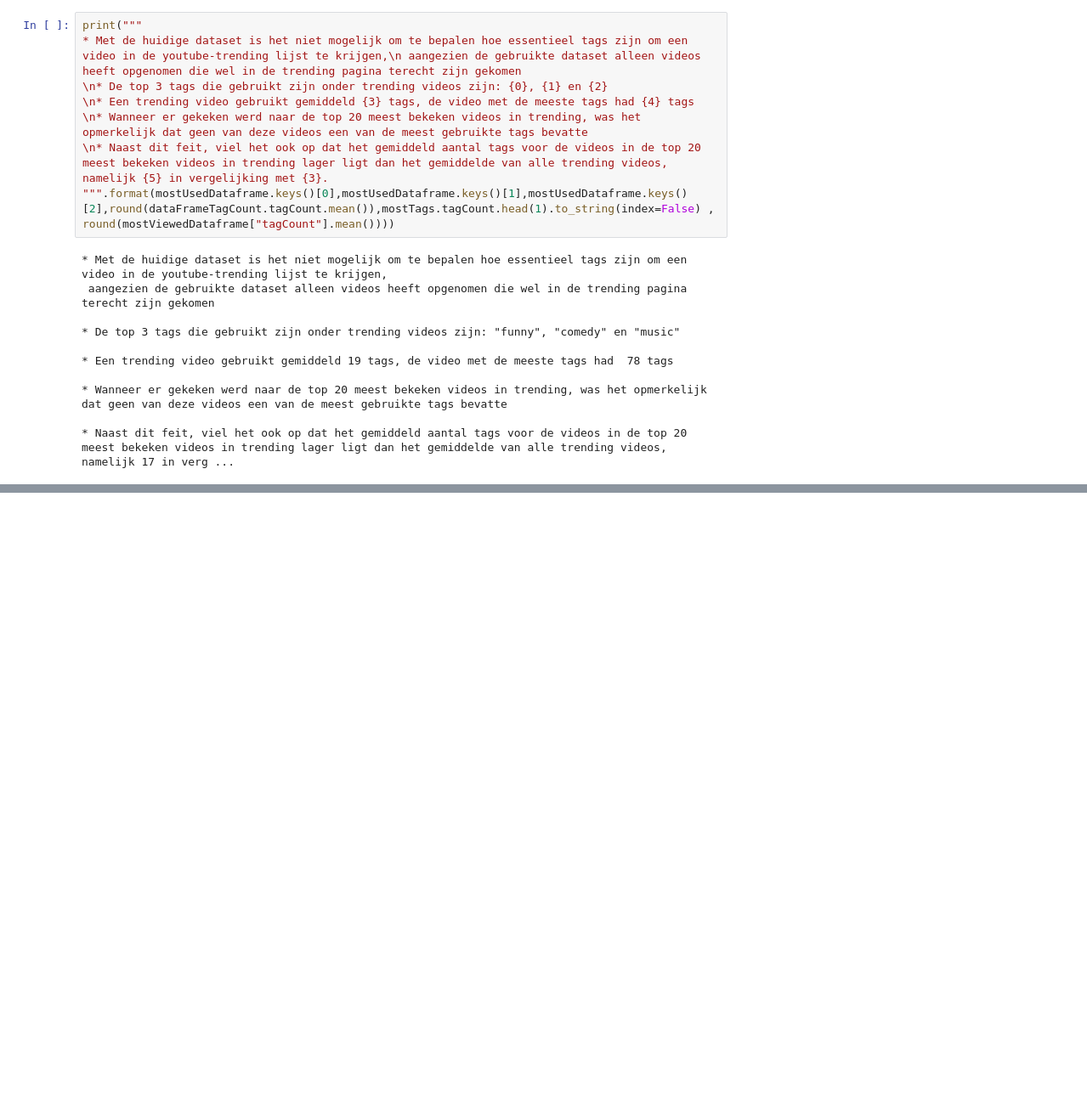
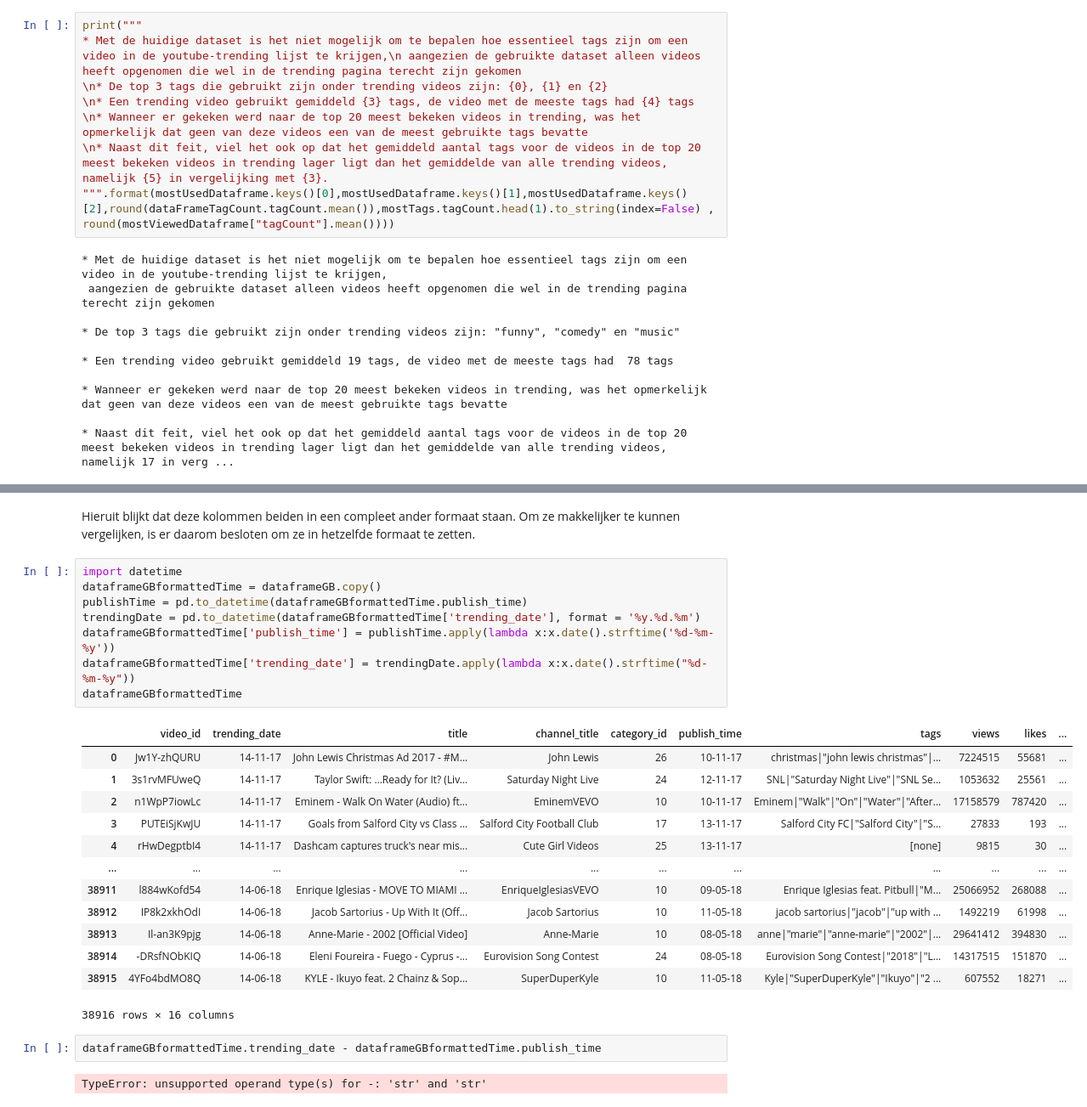
Before and after one commit to WoltervanDonk/Challenge2, a Jupyter notebook: src/YoutubeTrendingNotebook.ipynb, the cells around one changed output, grey strips where cells are left out. Shown at 85% size. Saved outputs shown, nothing was run; the diff lists cells and outputs as text; blank space fills up the shorter version.

Commit message:
add conversion dates

```diff
--- a/src/YoutubeTrendingNotebook.ipynb
+++ b/src/YoutubeTrendingNotebook.ipynb
@@ -187,0 +206,28 @@ print("""
+# %% [markdown]
+Hieruit blijkt dat deze kolommen beiden in een compleet ander formaat staan. Om ze makkelijker te kunnen vergelijken, is er daarom besloten om ze in hetzelfde formaat te zetten.
+# %%
+import datetime
+dataframeGBformattedTime = dataframeGB.copy()
+publishTime = pd.to_datetime(dataframeGBformattedTime.publish_time)
+trendingDate = pd.to_datetime(dataframeGBformattedTime['trending_date'], format = '%y.%d.%m')
+dataframeGBformattedTime['publish_time'] = publishTime.apply(lambda x:x.date().strftime('%d-%m-%y'))
+dataframeGBformattedTime['trending_date'] = trendingDate.apply(lambda x:x.date().strftime("%d-%m-%y"))
+dataframeGBformattedTime
+# %% [output]
+|  | video_id | trending_date | title | channel_title | category_id | publish_time | tags | views | likes | ... |
+| 0 | Jw1Y-zhQURU | 14-11-17 | John Lewis Christmas Ad 2017 - #M... | John Lewis | 26 | 10-11-17 | christmas|"john lewis christmas"|... | 7224515 | 55681 | ... |
+| 1 | 3s1rvMFUweQ | 14-11-17 | Taylor Swift: …Ready for It? (Liv... | Saturday Night Live | 24 | 12-11-17 | SNL|"Saturday Night Live"|"SNL Se... | 1053632 | 25561 | ... |
+| 2 | n1WpP7iowLc | 14-11-17 | Eminem - Walk On Water (Audio) ft... | EminemVEVO | 10 | 10-11-17 | Eminem|"Walk"|"On"|"Water"|"After... | 17158579 | 787420 | ... |
+| 3 | PUTEiSjKwJU | 14-11-17 | Goals from Salford City vs Class ... | Salford City Football Club | 17 | 13-11-17 | Salford City FC|"Salford City"|"S... | 27833 | 193 | ... |
+| 4 | rHwDegptbI4 | 14-11-17 | Dashcam captures truck's near mis... | Cute Girl Videos | 25 | 13-11-17 | [none] | 9815 | 30 | ... |
+| ... | ... | ... | ... | ... | ... | ... | ... | ... | ... | ... |
+| 38911 | l884wKofd54 | 14-06-18 | Enrique Iglesias - MOVE TO MIAMI ... | EnriqueIglesiasVEVO | 10 | 09-05-18 | Enrique Iglesias feat. Pitbull|"M... | 25066952 | 268088 | ... |
+| 38912 | IP8k2xkhOdI | 14-06-18 | Jacob Sartorius - Up With It (Off... | Jacob Sartorius | 10 | 11-05-18 | jacob sartorius|"jacob"|"up with ... | 1492219 | 61998 | ... |
+| 38913 | Il-an3K9pjg | 14-06-18 | Anne-Marie - 2002 [Official Video] | Anne-Marie | 10 | 08-05-18 | anne|"marie"|"anne-marie"|"2002"|... | 29641412 | 394830 | ... |
+| 38914 | -DRsfNObKIQ | 14-06-18 | Eleni Foureira - Fuego - Cyprus -... | Eurovision Song Contest | 24 | 08-05-18 | Eurovision Song Contest|"2018"|"L... | 14317515 | 151870 | ... |
+| 38915 | 4YFo4bdMO8Q | 14-06-18 | KYLE - Ikuyo feat. 2 Chainz & Sop... | SuperDuperKyle | 10 | 11-05-18 | Kyle|"SuperDuperKyle"|"Ikuyo"|"2 ... | 607552 | 18271 | ... |
+38916 rows × 16 columns
+# %%
+dataframeGBformattedTime.trending_date - dataframeGBformattedTime.publish_time
+# %% [output]
+TypeError: unsupported operand type(s) for -: 'str' and 'str'
```
Also changed, not shown: parts of 9 cells of this notebook.
